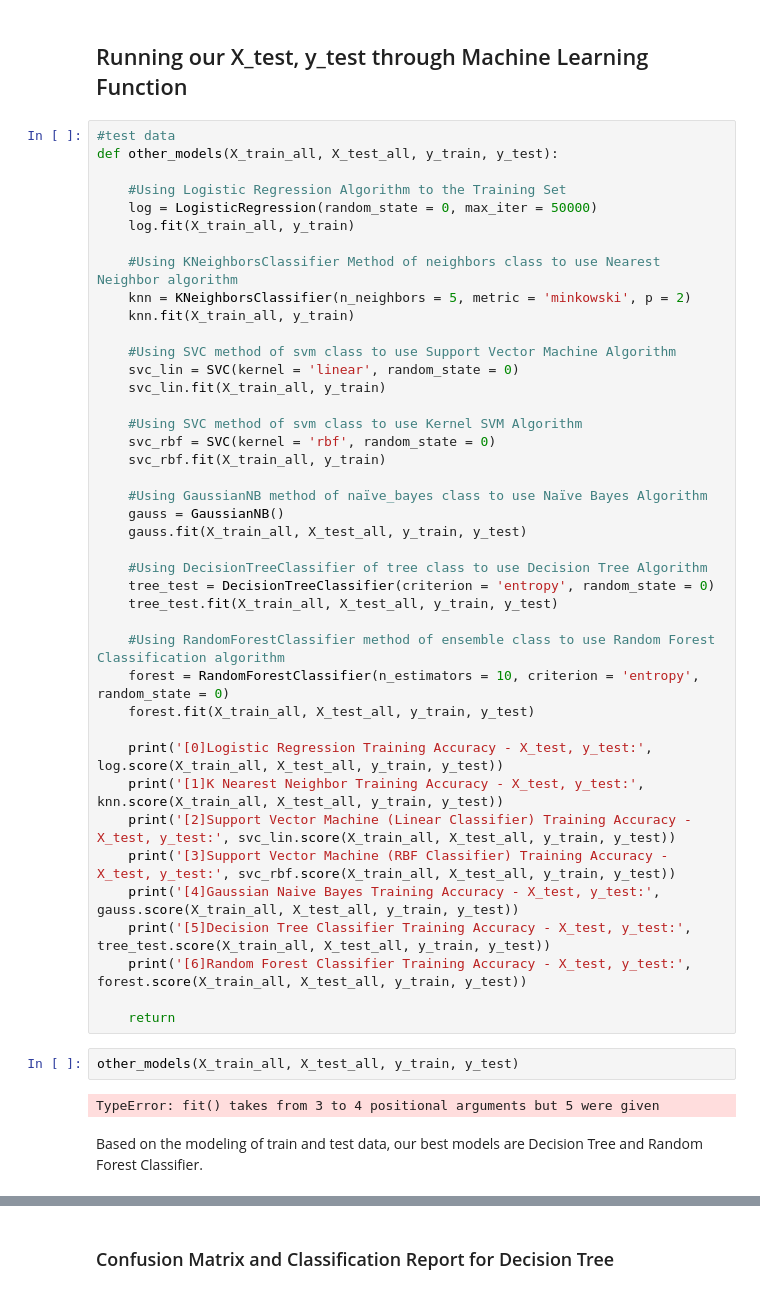
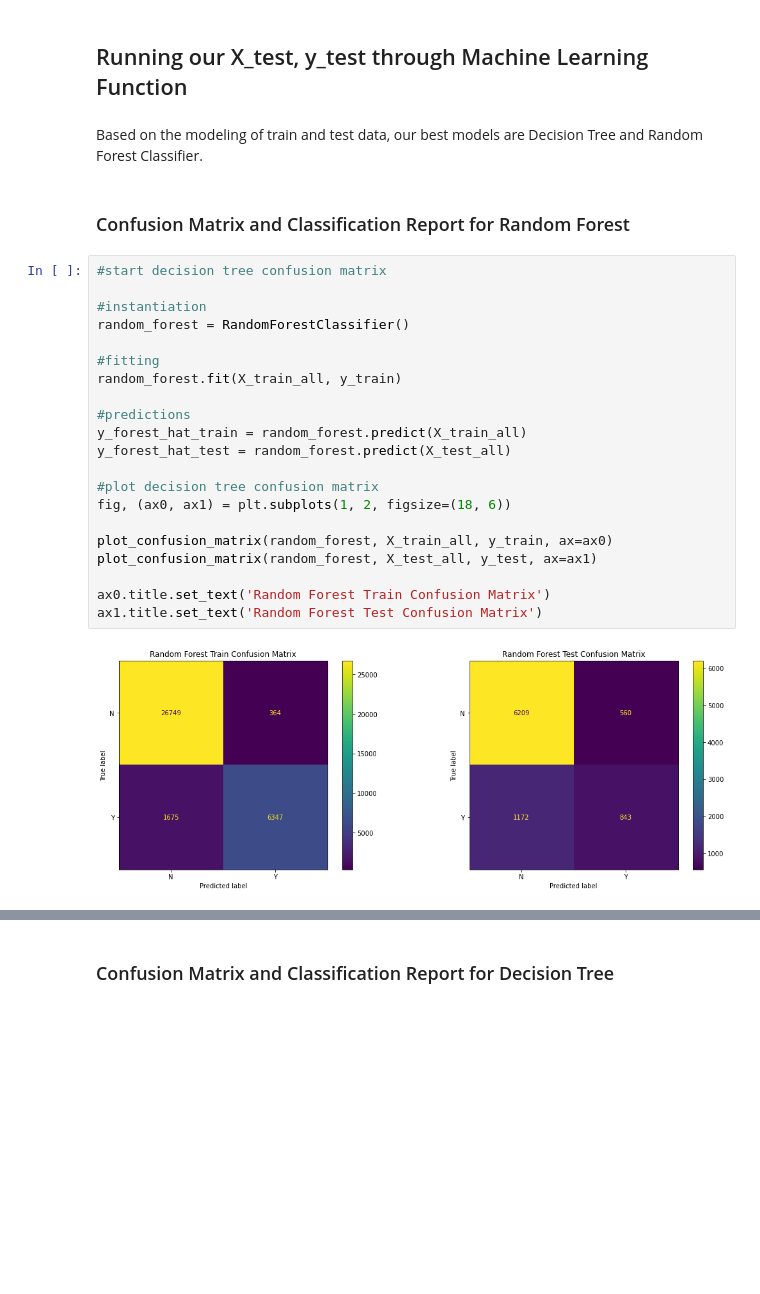
Before and after one commit to letruong711/Terry_Stop_Frisk, a Jupyter notebook: Modeling.ipynb, the cells around one changed output, grey strips where cells are left out. Drawn from its saved outputs; the diff is of its cells as text; blank space fills up the shorter version.

```diff
--- a/Modeling.ipynb
+++ b/Modeling.ipynb
@@ -213,50 +214,30 @@ models(X_train_all, X_test_all, y_train, y_test)
 [6]Random Forest Classifier Training Accuracy - X_test, y_test: 0.8047586520947176
 # %% [markdown]
 ## Running our X_test, y_test through Machine Learning Function
-# %%
-#test data
-def other_models(X_train_all, X_test_all, y_train, y_test):
-
-    #Using Logistic Regression Algorithm to the Training Set
-    log = LogisticRegression(random_state = 0, max_iter = 50000)
-    log.fit(X_train_all, y_train)
-
-    #Using KNeighborsClassifier Method of neighbors class to use Nearest Neighbor algorithm
-    knn = KNeighborsClassifier(n_neighbors = 5, metric = 'minkowski', p = 2)
-    knn.fit(X_train_all, y_train)
-
-    #Using SVC method of svm class to use Support Vector Machine Algorithm
-    svc_lin = SVC(kernel = 'linear', random_state = 0)
-    svc_lin.fit(X_train_all, y_train)
-
-    #Using SVC method of svm class to use Kernel SVM Algorithm
-    svc_rbf = SVC(kernel = 'rbf', random_state = 0)
-    svc_rbf.fit(X_train_all, y_train)
-
-    #Using GaussianNB method of naïve_bayes class to use Naïve Bayes Algorithm
-    gauss = GaussianNB()
-    gauss.fit(X_train_all, X_test_all, y_train, y_test)
-
-    #Using DecisionTreeClassifier of tree class to use Decision Tree Algorithm
-    tree_test = DecisionTreeClassifier(criterion = 'entropy', random_state = 0)
-    tree_test.fit(X_train_all, X_test_all, y_train, y_test)
-
-    #Using RandomForestClassifier method of ensemble class to use Random Forest Classification algorithm
-    forest = RandomForestClassifier(n_estimators = 10, criterion = 'entropy', random_state = 0)
-    forest.fit(X_train_all, X_test_all, y_train, y_test)
-
-    print('[0]Logistic Regression Training Accuracy - X_test, y_test:', log.score(X_train_all, X_test_all, y_train, y_test))
-    print('[1]K Nearest Neighbor Training Accuracy - X_test, y_test:', knn.score(X_train_all, X_test_all, y_train, y_test))
-    print('[2]Support Vector Machine (Linear Classifier) Training Accuracy - X_test, y_test:', svc_lin.score(X_train_all, X_test_all, y_train, y_test))
-    print('[3]Support Vector Machine (RBF Classifier) Training Accuracy - X_test, y_test:', svc_rbf.score(X_train_all, X_test_all, y_train, y_test))
-    print('[4]Gaussian Naive Bayes Training Accuracy - X_test, y_test:', gauss.score(X_train_all, X_test_all, y_train, y_test))
-    print('[5]Decision Tree Classifier Training Accuracy - X_test, y_test:', tree_test.score(X_train_all, X_test_all, y_train, y_test))
-    print('[6]Random Forest Classifier Training Accuracy - X_test, y_test:', forest.score(X_train_all, X_test_all, y_train, y_test))
-
-    return
-# %%
-other_models(X_train_all, X_test_all, y_train, y_test)
-# %% [output]
-TypeError: fit() takes from 3 to 4 positional arguments but 5 were given
 # %% [markdown]
 Based on the modeling of train and test data, our best models are Decision Tree and Random Forest Classifier.
+# %% [markdown]
+### Confusion Matrix and Classification Report for Random Forest
+# %%
+#start decision tree confusion matrix
+
+#instantiation
+random_forest = RandomForestClassifier()
+
+#fitting
+random_forest.fit(X_train_all, y_train)
+
+#predictions
+y_forest_hat_train = random_forest.predict(X_train_all)
+y_forest_hat_test = random_forest.predict(X_test_all)
+
+#plot decision tree confusion matrix
+fig, (ax0, ax1) = plt.subplots(1, 2, figsize=(18, 6))
+
+plot_confusion_matrix(random_forest, X_train_all, y_train, ax=ax0)
+plot_confusion_matrix(random_forest, X_test_all, y_test, ax=ax1)
+
+ax0.title.set_text('Random Forest Train Confusion Matrix')
+ax1.title.set_text('Random Forest Test Confusion Matrix')
+# %% [output]
+[figure, added]
```
Also changed, not shown: parts of 31 cells of this notebook, 2 other files.
